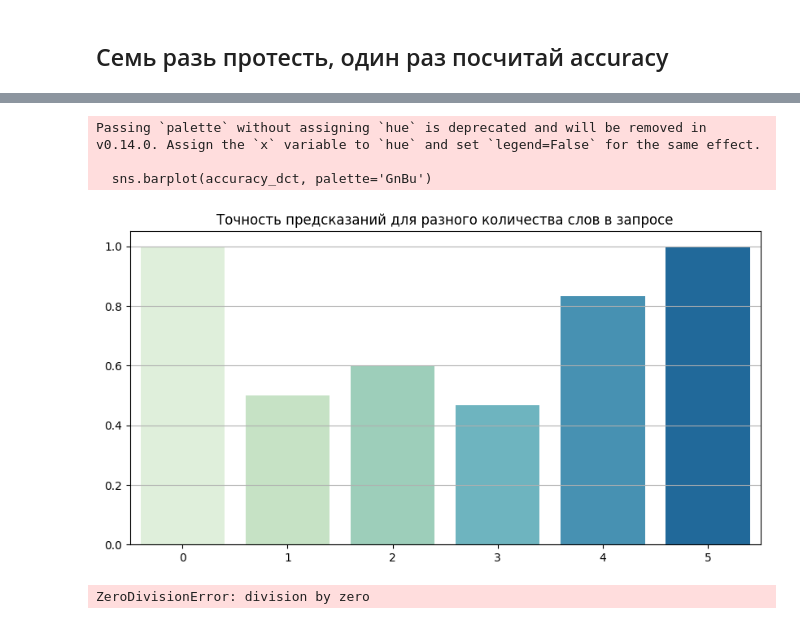
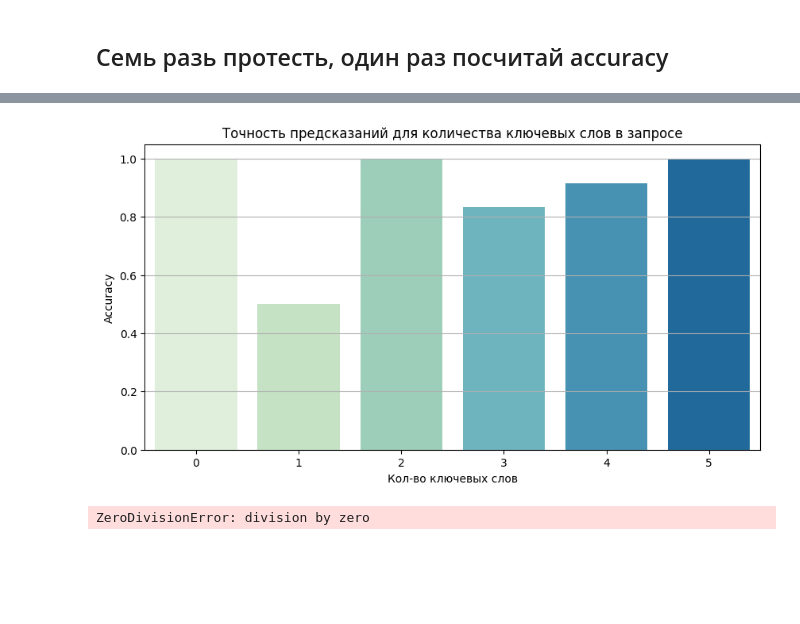
Before and after one commit to d1mene/SBER_json_function, a Jupyter notebook: nlp.ipynb, the cells around one changed output, grey strips where cells are left out. Drawn from its saved outputs; the diff is of its cells as text; code cells hidden in the pictures; blank space fills up the shorter version.

```diff
--- a/nlp.ipynb
+++ b/nlp.ipynb
@@ -69,0 +70,7 @@ samp_queries_list = ['Как дела по кредиты до востребо
+# %%
+hierarchy['Corporate']['Кредиты']['None']['Агентские'] = {'Операции': ['Количество операций', 'Сумма, млн ₽'],
+                                                          'Доверительные': ['Количество операций', 'Сумма, млн ₽']}
+hierarchy['Corporate']['Кредиты']['Агентские обязательства'] = {'На год': {'С продлением': ['Количество операций', 'Сумма, млн ₽'],
+                                                                           'Без продления': ['Количество операций', 'Сумма, млн ₽']},
+                                                                'На три года': {'С продлением': ['Количество операций', 'Сумма, млн ₽'],
+                                                                           'Без продления': ['Количество операций', 'Сумма, млн ₽']}}
@@ -70,7 +97,7 @@ samp_queries_list = ['Как дела по кредиты до востребо
 # %%
 queries = {
-    'Как дела по кредитам до востребовния?': ['Кредиты', 'До востребования'],
-    'Нужна статистика по переводам юридическим лицам в каком-нидудь reTA.il по вкладам': ['Переводы юридическим лицам', 'Retail', 'Вклады'],
+    'Как дела по вкладам до востребовния?': ['Вклады', 'До востребования'],
+    'Нужна статистика по переводам юридическим лицам в каком-нидудь reTA.il': ['Переводы юридическим лицам', 'Retail'],
     'Что там по офлайн поребкредитам в Corprate?': ['Офлайн', 'Потребкредиты', 'Corporate'],
     'Выведи количество опраций по ипотеке без господдрежки': ['Количество операций', 'Ипотека', 'Без господдержки'],
     'Какие планы по первичке, если рассматривать по ипотке, скажем, в разделе под названием sme?': ['Первичка', 'Ипотека', 'SME'],
@@ -141,9 +173,11 @@ hierarchy
 # %%
 query = list(queries.keys())[2]
+# query = special_query_0
 print(query)
 print('\nЛоги:\n', ':'*70, '\n')
 
-processed_query = process_query(query, all_terms, norm2keys, hierarchy, levels, short_score_cutoff=91)
+processed_query = process_query(query, all_terms, norm2keys, hierarchy, levels, long_score_cutoff_first=65,
+                                    long_score_cutoff_second=81, sim_threshold=60, sim_scorer=fuzz.WRatio)
 print(':'*70, '\n\n', 'Финальный query для обработки:', processed_query)
 # %% [output]
 Что там по офлайн поребкредитам в Corprate?
@@ -213,7 +257,15 @@ queries_list
 accuracy_dct = {0: [], 1: [], 2: [], 3: [], 4: [], 5: []}
 
 for query, key_words in queries.items():
-    processed_query = process_query(query, all_terms, norm2keys, hierarchy, levels)
+    processed_query = process_query(query, all_terms, norm2keys, hierarchy, levels,
+                                    # long_score_cutoff_first=75,
+                                    # long_score_cutoff_second=85,
+                                    long_score_cutoff_first=65,
+                                    long_score_cutoff_second=81,
+                                    sim_threshold=80,
+                                    sim_scorer=fuzz.partial_token_set_ratio
+                                    #long_scorer_second=fuzz.WRatio
+                                    )
 
     if not key_words:
         accuracy_dct[0].append(int(processed_query is None))
@@ -248,20 +320,19 @@ FINAL TERMS: ['количество операций', 'по картам', 'м
 # %%
 for i in accuracy_dct.keys():
     if accuracy_dct[i]:
         accuracy_dct[i] = np.mean(accuracy_dct[i])
     else:
         print(f'Warning: Не найдено значений для кол-ва ключей {i}')
         accuracy_dct[i] = 0
 
 plt.figure(figsize=(10, 5))
 plt.grid(True)
 sns.barplot(accuracy_dct, palette='GnBu')
-plt.title('Точность предсказаний для количества ключевых слов в запросе');
+plt.title('Точность предсказаний для количества ключевых слов в запросе')
+plt.ylabel('Accuracy')
+plt.xlabel('Кол-во ключевых слов');
 # %% [output]
-Passing `palette` without assigning `hue` is deprecated and will be removed in v0.14.0. Assign the `x` variable to `hue` and set `legend=False` for the same effect.
-
-  sns.barplot(accuracy_dct, palette='GnBu')
-[figure, old version]
+[figure, new version]
 # %%
 0/0
 # %% [output]
```
Also changed, not shown: parts of 11 cells of this notebook, 1 other file.
